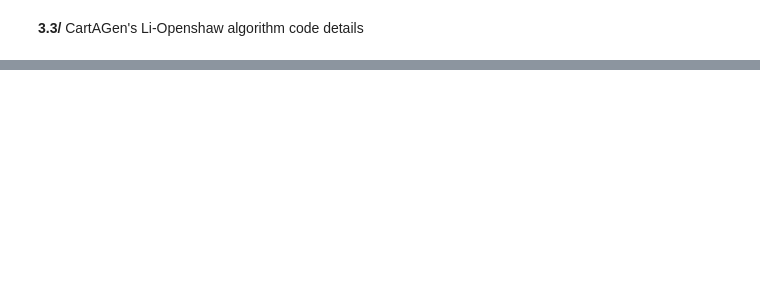
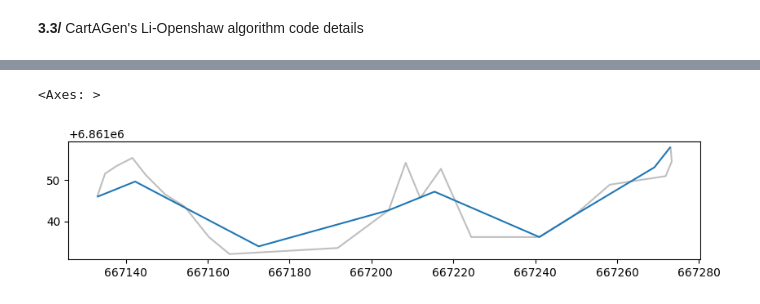
Before and after one commit to LostInZoom/cartagen-notebooks, a Jupyter notebook: algorithm_explaination.ipynb, the cells around one changed output, grey strips where cells are left out. Drawn from its saved outputs; the diff is of its cells as text; code cells hidden in the pictures; blank space fills up the shorter version.

Commit message:
adding raposo (buged tho)

```diff
--- a/algorithm_explaination.ipynb
+++ b/algorithm_explaination.ipynb
@@ -843,0 +991,8 @@ gp.GeoSeries(cg.li_openshaw(force_2d(line_1.geometry[0]),35)).plot(ax=ax)
+# %%
+ax= line_1.plot(color="grey",alpha = 0.5, figsize=(10,10))
+
+res = gp.GeoSeries(cg.raposo(line_1.geometry[0], initial_scale=1000, final_scale=2000, centroid=True, tobler=False))
+res.plot(ax=ax)
+# %% [output]
+<Axes: >
+[figure, added]
```
Also changed, not shown: parts of 11 cells of this notebook.
